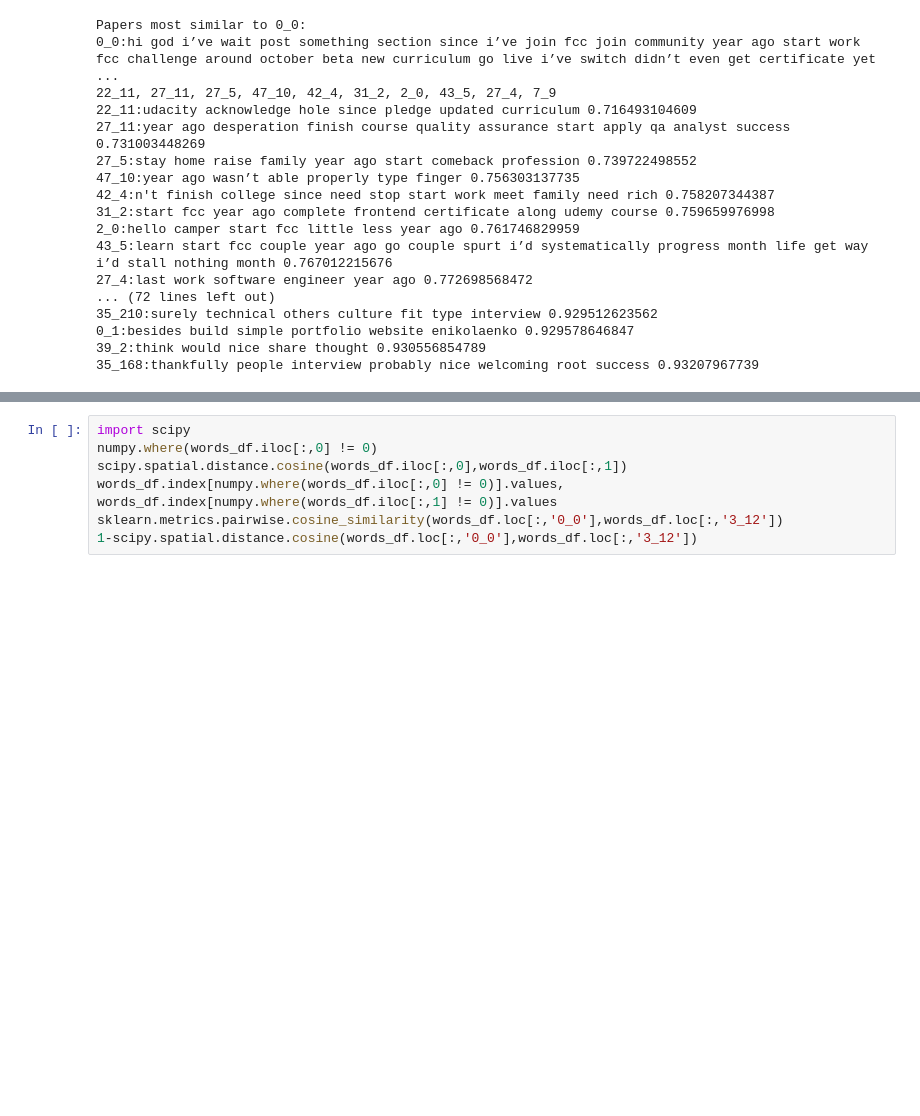
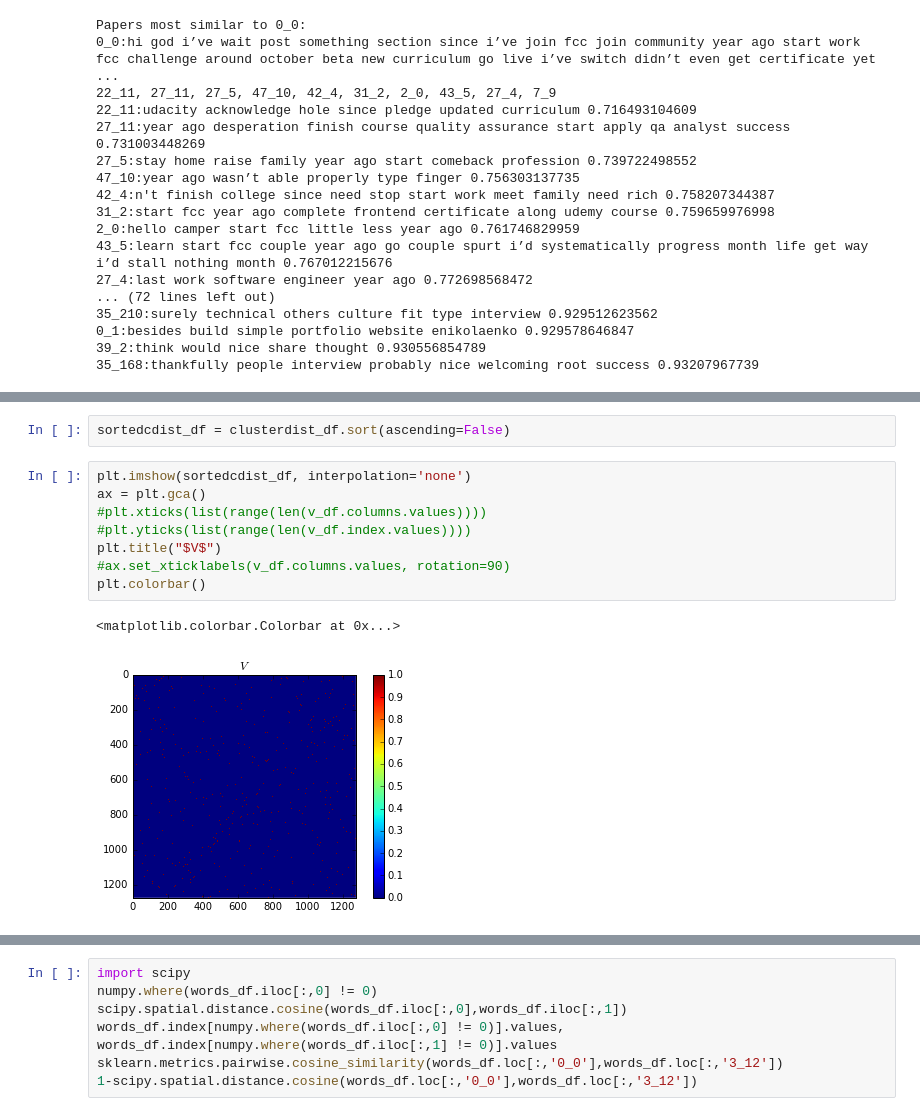
Before and after one commit to evaristoc/textatool, a Jupyter notebook: py/testsANDanalysesNB.ipynb, the cells around one changed output, grey strips where cells are left out. Drawn from its saved outputs; the diff is of its cells as text; blank space fills up the shorter version.

```diff
--- a/py/testsANDanalysesNB.ipynb
+++ b/py/testsANDanalysesNB.ipynb
@@ -991,0 +1296,13 @@ Papers most similar to 0_0:
+# %%
+sortedcdist_df = clusterdist_df.sort(ascending=False)
+# %%
+plt.imshow(sortedcdist_df, interpolation='none')
+ax = plt.gca()
+#plt.xticks(list(range(len(v_df.columns.values))))
+#plt.yticks(list(range(len(v_df.index.values))))
+plt.title("$V$")
+#ax.set_xticklabels(v_df.columns.values, rotation=90)
+plt.colorbar()
+# %% [output]
+<matplotlib.colorbar.Colorbar at 0x...>
+[figure, added]
```
Also changed, not shown: parts of 64 cells of this notebook.
